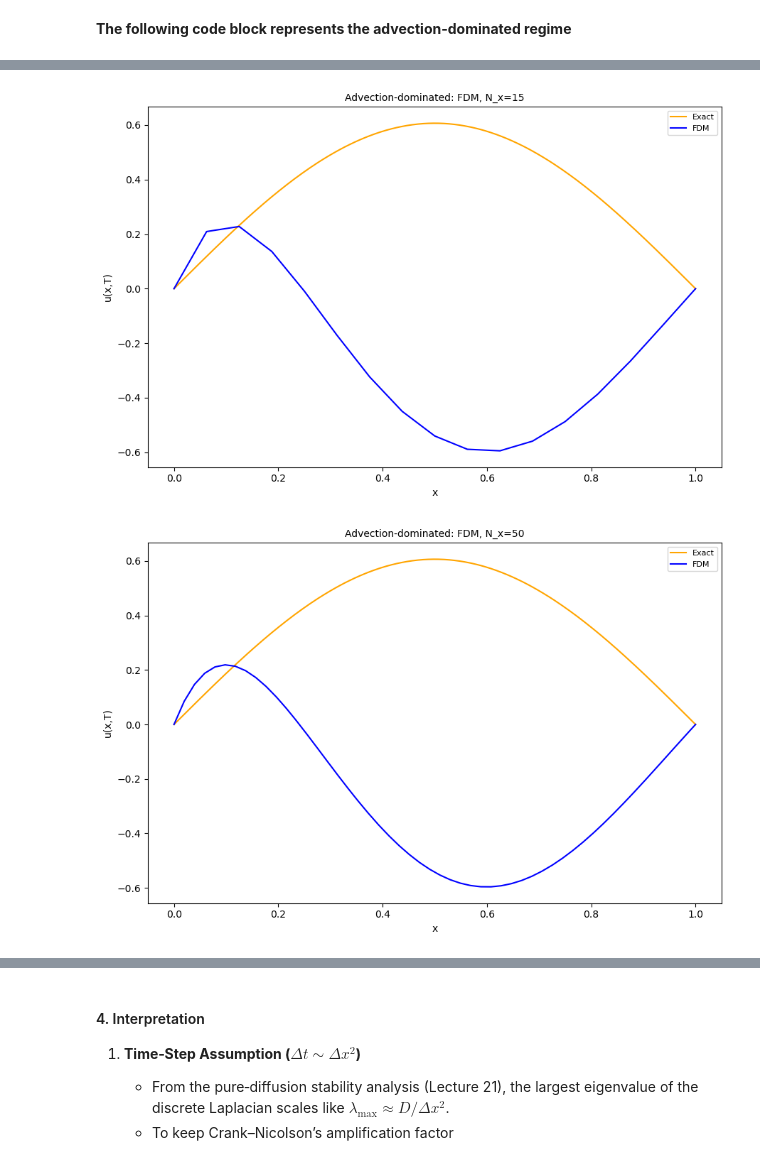
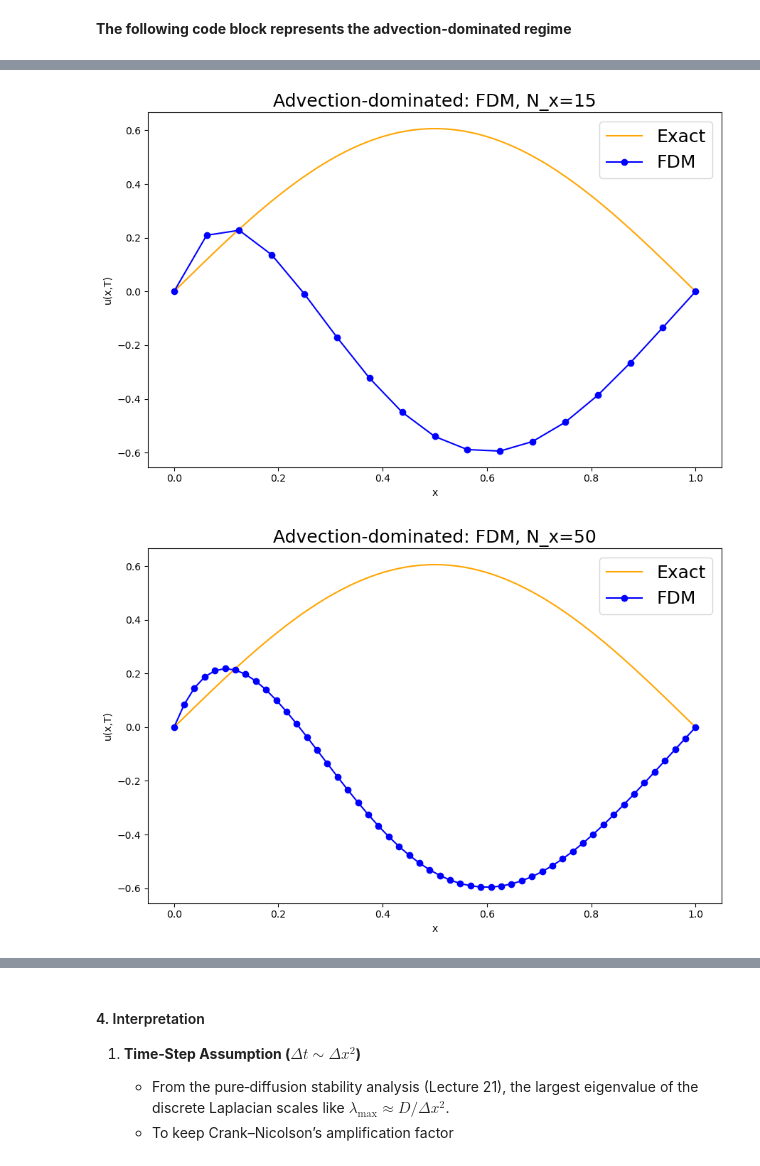
Before and after one commit to AadyanthRao/AE370-Convection-Diffusion-IBVP, a Jupyter notebook: notebooks/convection_diffusion_analysis.ipynb, the cells around one changed output, grey strips where cells are left out. Drawn from its saved outputs; the diff is of its cells as text; code cells hidden in the pictures.

```diff
--- a/notebooks/convection_diffusion_analysis.ipynb
+++ b/notebooks/convection_diffusion_analysis.ipynb
@@ -950,11 +950,11 @@ for method, solver, _ in [
 
         plt.figure(figsize=(9, 6))
         plt.plot(x_ex, u_ex, '-', color='orange', label='Exact')
-        plt.plot(x_full, u_num, '-', color='blue', label=f'{method}')
-        plt.title(f"{method}, N_x={N}", fontsize=10)
+        plt.plot(x_full, u_num, 'o-', color='blue', label=f'{method}')
+        plt.title(f"{method}, N_x={N}", fontsize=18)
         plt.xlabel('x')
         plt.ylabel('u(x,T)')
-        plt.legend(fontsize=8)
+        plt.legend(fontsize=18)
         plt.tight_layout()
         plt.show()
 # %% [output]
@@ -1054,11 +1054,11 @@ for method, solver, _ in [
 
         plt.figure(figsize=(9, 6))
         plt.plot(x_ex, u_ex(x_ex), '-', color='orange', label='Exact')
-        plt.plot(x_full, u_num, '-', color='blue', label=method)
-        plt.title(f"Advection-dominated: {method}, N_x={N}", fontsize=10)
+        plt.plot(x_full, u_num, 'o-', color='blue', label=method)
+        plt.title(f"Advection-dominated: {method}, N_x={N}", fontsize=18)
         plt.xlabel('x')
         plt.ylabel('u(x,T)')
-        plt.legend(fontsize=8)
+        plt.legend(fontsize=18)
         plt.tight_layout()
         plt.show()
 # %% [output]
@@ -1066,2 +1066,2 @@ for method, solver, _ in [
-[figure, old version]
+[figure, new version]
-[figure, old version]
+[figure, new version]
```
Also changed, not shown: parts of 4 cells of this notebook.
